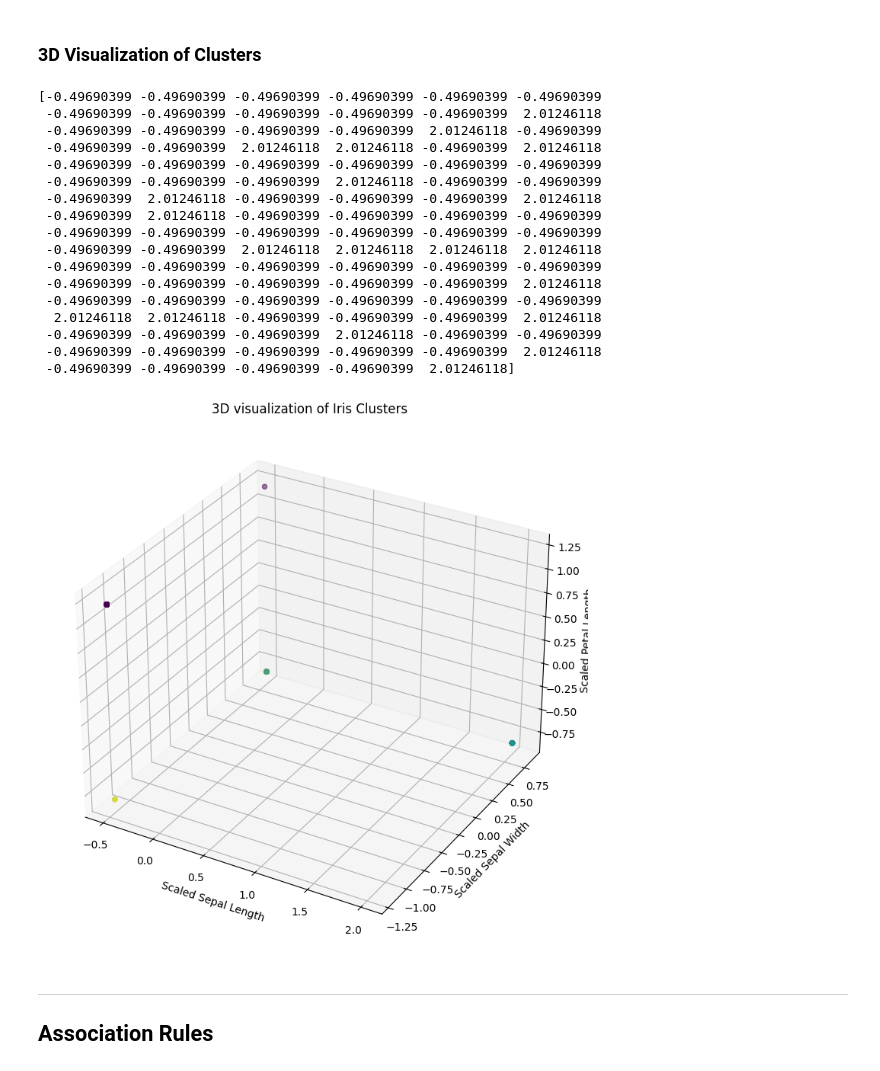
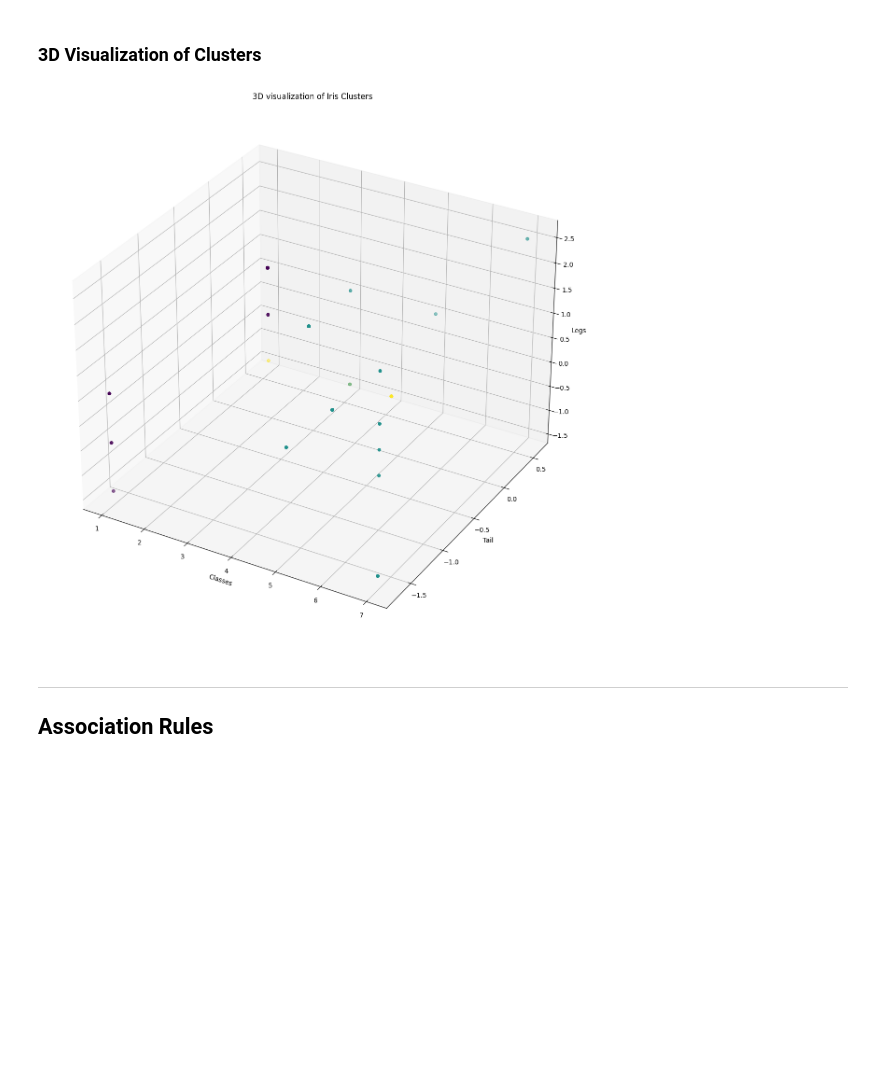
Before and after one commit to L-Anjo/IA23_G03, a Jupyter notebook: Projeto 2/Proj02.ipynb, the cells around one changed output. Cells and saved outputs as stored; diff of their text form; code cells hidden in the pictures; blank space fills up the shorter version.

```diff
--- a/Projeto 2/Proj02.ipynb
+++ b/Projeto 2/Proj02.ipynb
@@ -19,8 +19,6 @@ zoo_file = pd.read_csv('./datasets/zoo.csv')
 zooClass_file = pd.read_csv('./datasets/zooClass.csv')
 zoo = pd.DataFrame(zoo_file)
 zooClass = pd.DataFrame(zooClass_file)
-
-
 
 zoo_merge = pd.merge(zoo_file, zooClass_file, how='left', left_on='class_type', right_on='Class_Number')
 zoo_feature_names = [col for col in zoo_merge.columns if col != 'Class_Number' and col != 'Number_Of_Animal_Species_In_Class' and col != 'Animal_Names' and col != 'Class_Type' and col != 'class_type' and col != 'animal_name']
@@ -32,9 +30,7 @@ zoo_target = zoo_merge[zoo_merge.columns.values.tolist()[20]]
 zoo_target_names = list(set(zoo_target))
 
 
-zoo_data222 = zoo_merge[zoo_merge.columns.values.tolist()[20]]
-print(zoo_data222)
-
+zoo_data3D = zoo_merge[zoo_merge.columns.values.tolist()[17]]
 
 print('Features:',zoo_feature_names, 'Classes: ', zoo_target_names)
 # %% [output]
@@ -387,57 +385,39 @@ print(iris_df.head())
 # %%
 # Assuming you've already completed clustering with KMeans
 # clusters = kmeans.fit_predict(scaled_features)
 
 # Create a 3D figure
-fig = plt.figure(figsize=(12, 9))
+fig = plt.figure(figsize=(16, 15))
 ax = fig.add_subplot(111, projection='3d')
-print(scaled_iris[:,1])
 # Scatter plot using the first three features of the Iris dataset
-ax.scatter(scaled_iris[:,1],  # fixed acidity
-           scaled_iris[:,2],  # volatile acidity
-           scaled_iris[:,3],  # citric acid
+ax.scatter(zoo_data3D.values,  # fixed acidity
+           scaled_zoo[:,13],  # volatile acidity
+           scaled_zoo[:,12],  # citric acid
         #    scaled_iris[:,4],  # residual sugar
         #    scaled_iris[:,5],  # chlorides
         #    scaled_iris[:,6],  # free sulfur dioxide
         #    scaled_iris[:,7],  # total sulfur dioxide
         #    scaled_iris[:,8],  # density
         #    scaled_iris[:,9],  # pH
         #    scaled_iris[:,10],  # sulphates
         #    scaled_iris[:,11],  # alcohol
         #    scaled_iris[:,12],  # quality
            c=adj_clusters,            # Use cluster labels as color encoding
            cmap='viridis',
            marker='o')
 
 # Set labels according to the features we used
-ax.set_xlabel('Scaled Sepal Length')
-ax.set_ylabel('Scaled Sepal Width')
-ax.set_zlabel('Scaled Petal Length')
+ax.set_xlabel('Classes')
+ax.set_ylabel('Tail')
+ax.set_zlabel('Legs')
 
 # Title of the plot
 ax.set_title('3D visualization of Iris Clusters')
 
 # Show the plot
 plt.show()
 # %% [output]
-[-0.49690399 -0.49690399 -0.49690399 -0.49690399 -0.49690399 -0.49690399
- -0.49690399 -0.49690399 -0.49690399 -0.49690399 -0.49690399  2.01246118
- -0.49690399 -0.49690399 -0.49690399 -0.49690399  2.01246118 -0.49690399
- -0.49690399 -0.49690399  2.01246118  2.01246118 -0.49690399  2.01246118
- -0.49690399 -0.49690399 -0.49690399 -0.49690399 -0.49690399 -0.49690399
- -0.49690399 -0.49690399 -0.49690399  2.01246118 -0.49690399 -0.49690399
- -0.49690399  2.01246118 -0.49690399 -0.49690399 -0.49690399  2.01246118
- -0.49690399  2.01246118 -0.49690399 -0.49690399 -0.49690399 -0.49690399
- -0.49690399 -0.49690399 -0.49690399 -0.49690399 -0.49690399 -0.49690399
- -0.49690399 -0.49690399  2.01246118  2.01246118  2.01246118  2.01246118
- -0.49690399 -0.49690399 -0.49690399 -0.49690399 -0.49690399 -0.49690399
- -0.49690399 -0.49690399 -0.49690399 -0.49690399 -0.49690399  2.01246118
- -0.49690399 -0.49690399 -0.49690399 -0.49690399 -0.49690399 -0.49690399
-  2.01246118  2.01246118 -0.49690399 -0.49690399 -0.49690399  2.01246118
- -0.49690399 -0.49690399 -0.49690399  2.01246118 -0.49690399 -0.49690399
- -0.49690399 -0.49690399 -0.49690399 -0.49690399 -0.49690399  2.01246118
- -0.49690399 -0.49690399 -0.49690399 -0.49690399  2.01246118]
-[figure, old version]
+[figure, new version]
 # %% [markdown]
 ----
 ## Association Rules
```
Also changed, not shown: parts of 16 cells of this notebook, 1 other file.
